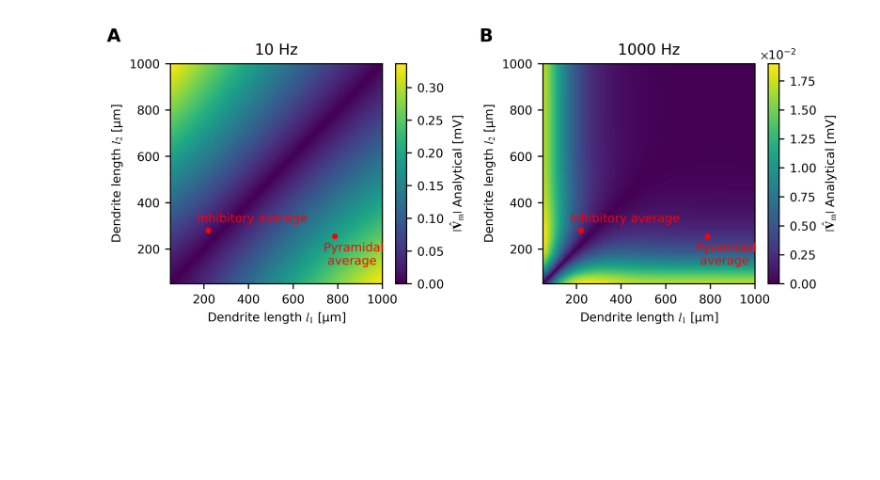
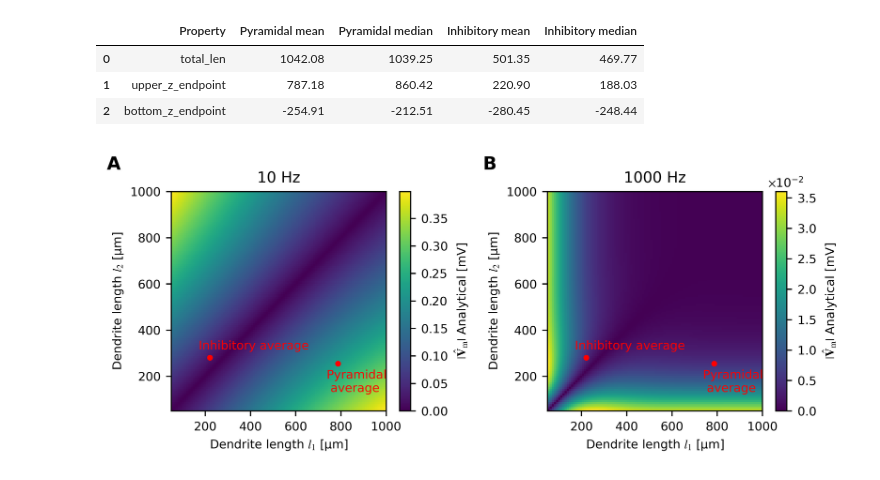
Before and after one commit to SusanneDahle/CellTypeDependenceElStim, a Jupyter notebook: notebooks/Fig-9.ipynb, the cells around one changed output. Drawn from its saved outputs; the diff is of its cells as text; code cells hidden in the pictures; blank space fills up the shorter version.

```diff
--- a/notebooks/Fig-9.ipynb
+++ b/notebooks/Fig-9.ipynb
@@ -34,7 +114,7 @@ def param_sweep_analytic_Vm_2d(params, param_name_1, param_values_1, param_name_
     shape = (len(param_values_1), len(param_values_2))
     results = {
         "param_values_1": param_values_1,
-        "param_values_2": param_values_1,
+        "param_values_2": param_values_2,
         "V_m": np.zeros(shape, dtype=np.float64)
     }
 
@@ -81,10 +245,68 @@ def param_sweep_analytic_Vm_2d(params, param_name_1, param_values_1, param_name_
+# %%
+# Load vmem simulation data to find average lengths of neocortical neurons
+base_dir = '/Users/susannedahle/CellTypeDependenceElStim/simulation_data/vmem_data_neo'
+
+vmem_amp_file_paths = [
+    os.path.join(base_dir, f'vmem_amp_data_neo_Ez_{i}.npy')
+    for i in range(16)
+]
+
+vmem_amp_data_list = [
+    np.load(path, allow_pickle=True).item()
+    for path in vmem_amp_file_paths
+]
+vmem_amp_data = {}
+for data in vmem_amp_data_list:
+    vmem_amp_data.update(data)
+
+properties = ['total_len', 'upper_z_endpoint',  'bottom_z_endpoint']
+
+data = {prop: {'PC': [], 'SS': [], 'Inhibitory': []} for prop in properties}
+
+for cell, values in vmem_amp_data.items():
+    for prop in properties:
+        if 'PC' in cell or 'SP' in cell:
+            data[prop]['PC'].append(values[prop])
+        elif 'SS' in cell:
+            data[prop]['SS'].append(values[prop])
+        else:
+            data[prop]['Inhibitory'].append(values[prop])
+
+table_data = []
+
+for i, prop in enumerate(properties):
+    means = {
+        "Property": prop,
+        "Pyramidal mean": np.mean(data[prop]['PC']) if data[prop]['PC'] else np.nan,
+        "Pyramidal median": np.median(data[prop]['PC']) if data[prop]['PC'] else np.nan,
+        #"Spiny Stellate": np.mean(data[prop]['SS']) if data[prop]['SS'] else np.nan,
+        "Inhibitory mean": np.mean(data[prop]['Inhibitory']) if data[prop]['Inhibitory'] else np.nan,
+        "Inhibitory median": np.median(data[prop]['Inhibitory']) if data[prop]['Inhibitory'] else np.nan
+    }
+    table_data.append(means)
+
+df = pd.DataFrame(table_data)
+pd.set_option("display.precision", 2)
+display(df)
+
+# Extract average lengths (in meters)
+pyramidal_l1 = df.loc[df["Property"] == "upper_z_endpoint", "Pyramidal mean"].values[0]
+pyramidal_l2 = abs(df.loc[df["Property"] == "bottom_z_endpoint", "Pyramidal mean"].values[0])
+
+inhibitory_l1 = df.loc[df["Property"] == "upper_z_endpoint", "Inhibitory mean"].values[0]
+inhibitory_l2 = abs(df.loc[df["Property"] == "bottom_z_endpoint", "Inhibitory mean"].values[0])
+# %% [output]
+|  | Property | Pyramidal mean | Pyramidal median | Inhibitory mean | Inhibitory median |
+| 0 | total_len | 1042.08 | 1039.25 | 501.35 | 469.77 |
+| 1 | upper_z_endpoint | 787.18 | 860.42 | 220.90 | 188.03 |
+| 2 | bottom_z_endpoint | -254.91 | -212.51 | -280.45 | -248.44 |
 # %%
 standard_neuron_parameters = {
     'Rm': 3.0,          # Ohm * m^2
     'Ri': 1.5,          # Ohm * m
     'Cm': 0.01,         # F / m^2
     'd': 2e-6,          # 2 µm -> m
-    'ds': 20e-6,        # 20 µm -> m
+    'ds': 10e-6,        # 20 µm -> m
     'l1': 670e-6,       # 670 µm -> m (Longer stick)
     'l2': 330e-6,       # 330 µm -> m (Shorter stick)
     's_in': (1e-15)**2  # 1 fA^2/Hz -> A^2/Hz
@@ -178,9 +319,11 @@ def plot_len_heatmaps(params, param_name_1, param_values_1, param_name_2, param_
 # %%
 plot_len_heatmaps(
     params=neuron_parameters,
-    param_name_1='l1', param_values_1=l1_values,
-    param_name_2='l2', param_values_2=l2_values,
-    freqs=frequencies_to_plot
+    l1_values=l1_values,
+    l2_values=l2_values,
+    freqs=frequencies_to_plot,
+    pyramidal_lengths=(pyramidal_l1, pyramidal_l2),
+    inhibitory_lengths=(inhibitory_l1, inhibitory_l2)
 )
 # %% [output]
-[figure, old version]
+[figure, new version]
```
Also changed, not shown: parts of 6 cells of this notebook, 3 other files.
